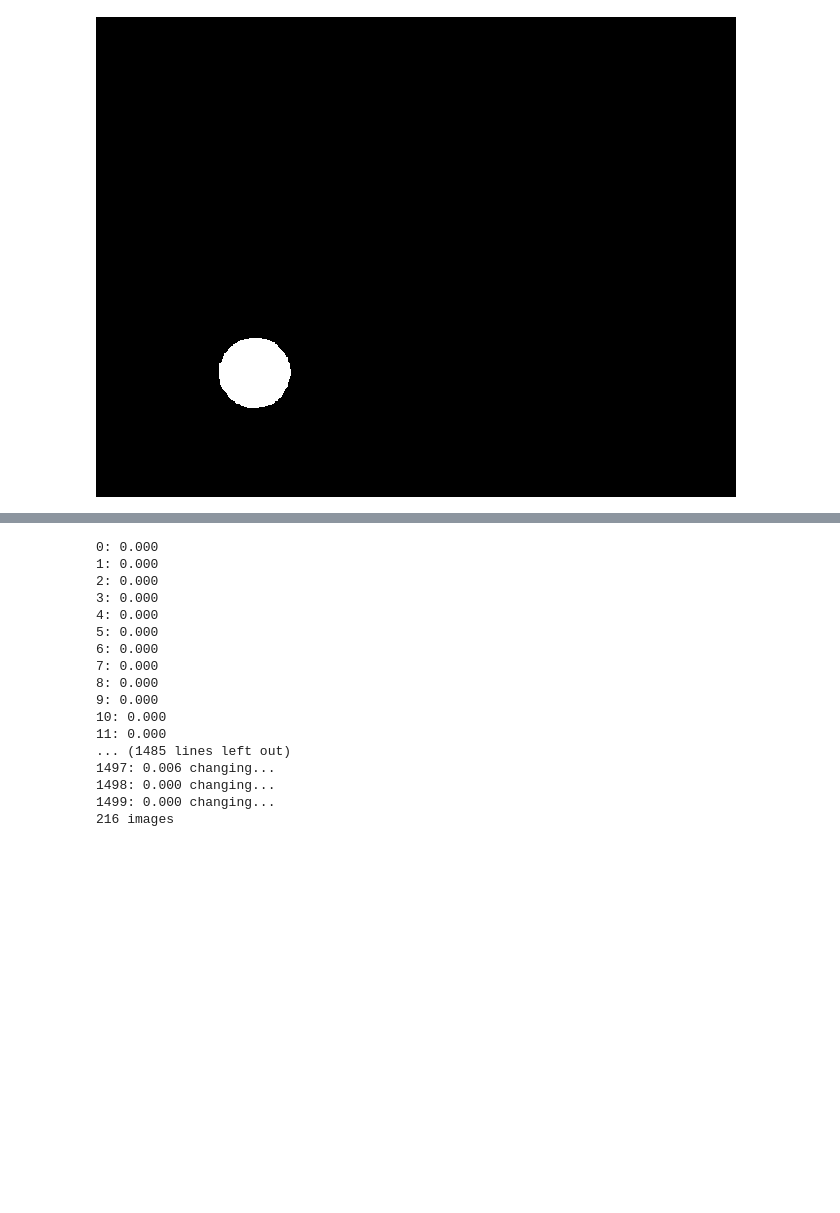
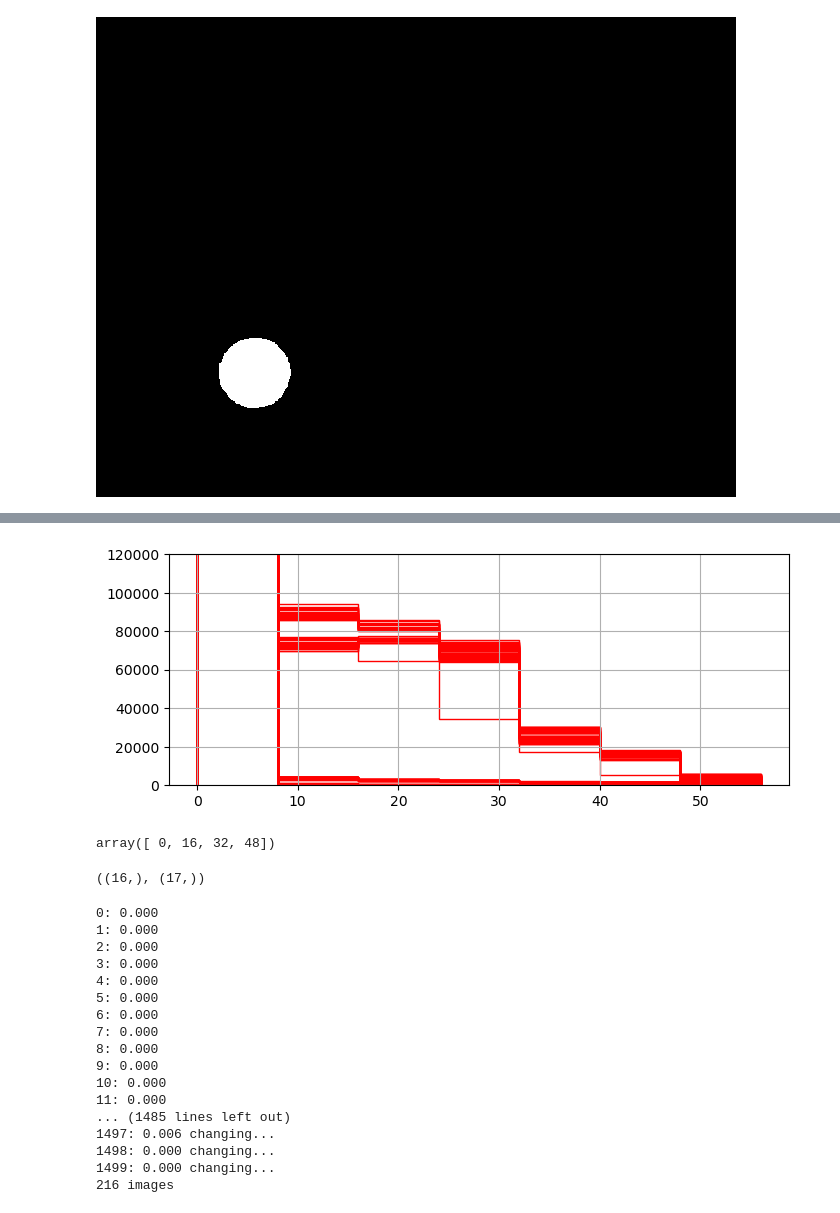
Before and after one commit to billtubbs/led-fire-place, a Jupyter notebook: Analyse-images-from-LED-display-video-capture-133-leds.ipynb, the cells around one changed output, grey strips where cells are left out. Saved outputs shown, nothing was run; the diff lists cells and outputs as text; code cells hidden in the pictures; blank space fills up the shorter version.

```diff
--- a/Analyse-images-from-LED-display-video-capture-133-leds.ipynb
+++ b/Analyse-images-from-LED-display-video-capture-133-leds.ipynb
@@ -92,0 +215,26 @@ im_mask(im1)
+# %%
+# Show average RGB values of images
+plt.figure(figsize=[8, 3])
+
+for i, filename in enumerate(filenames[0:100]):
+    im = Image.open(os.path.join(data_dir, filename))
+    data = (np.array(im)).reshape(-1, 3)
+    bin_range = np.arange(0, 60, 8)
+    n = bin_range.shape[0]
+    counts = np.full((n - 1, 3), np.nan)
+    bins = np.full((n, 3), np.nan)
+
+
+    #for i in range(data.shape[1]):
+    i = 0
+    counts[:, i], bins[:, i] = np.histogram(data, bins=bin_range)
+    plt.stairs(counts[:, i], bins[:, i], color=colors[i], label=colors[i])
+plt.ylim([0, 120000])
+plt.grid()
+#plt.legend()
+# %% [output]
+[figure, added]
+# %%
+bin_range
+# %% [output]
+array([ 0, 16, 32, 48])
@@ -93 +243,5 @@ im_mask(im1)
+# %%
+a.shape, b.shape
+# %% [output]
+((16,), (17,))
 # %%
```
Also changed, not shown: parts of 20 cells of this notebook.
